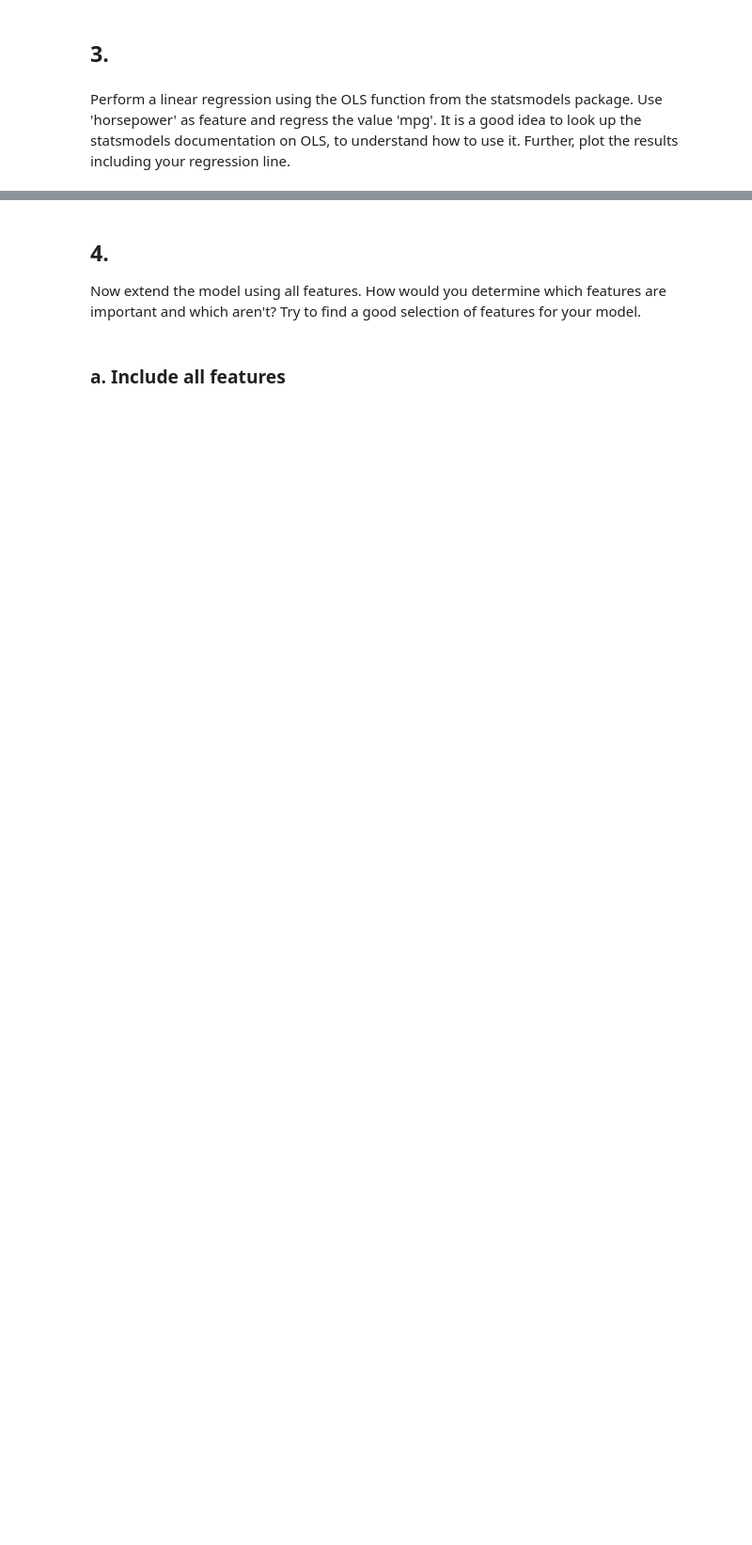
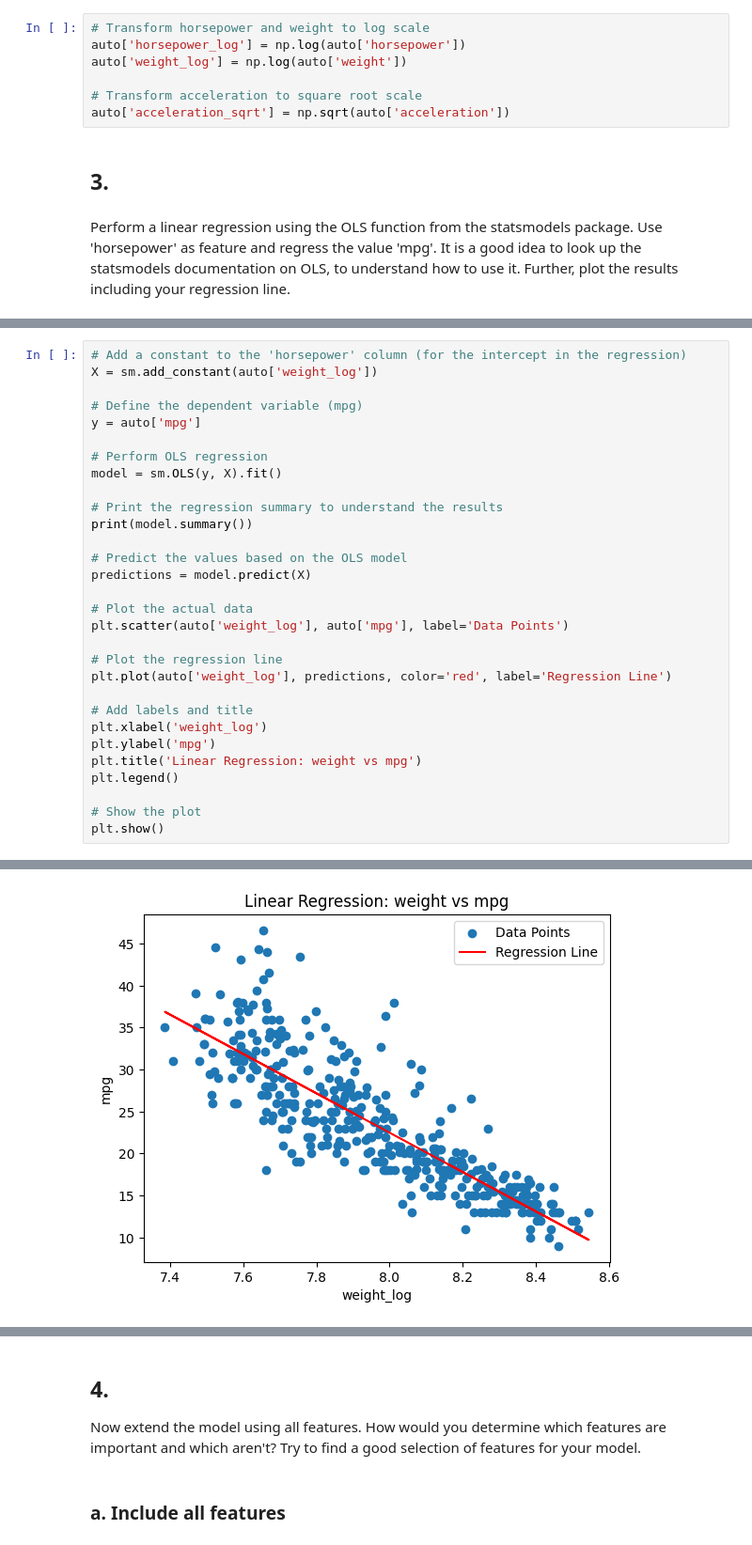
Before and after one commit to henrikdchristensen/SDU-DeepLearning-ex2, a Jupyter notebook: ex2.ipynb, the cells around one changed output, grey strips where cells are left out. Shown at 94% size. Drawn from its saved outputs; the diff is of its cells as text; blank space fills up the shorter version.

```diff
--- a/ex2.ipynb
+++ b/ex2.ipynb
@@ -132,3 +134,10 @@ We see already that 'cylinders' and 'origin' aren't any good.
+# %%
+# Transform horsepower and weight to log scale
+auto['horsepower_log'] = np.log(auto['horsepower'])
+auto['weight_log'] = np.log(auto['weight'])
+
+# Transform acceleration to square root scale
+auto['acceleration_sqrt'] = np.sqrt(auto['acceleration'])
 # %% [markdown]
 ## 3.
 # %% [markdown]
@@ -189,3 +198,34 @@ Notes:
 [2] The condition number is large, 1.13e+04. This might indicate that there are
 strong multicollinearity or other numerical problems.
 [figure]
+# %%
+# Add a constant to the 'horsepower' column (for the intercept in the regression)
+X = sm.add_constant(auto['weight_log'])
+
+# Define the dependent variable (mpg)
+y = auto['mpg']
+
+# Perform OLS regression
+model = sm.OLS(y, X).fit()
+
+# Print the regression summary to understand the results
+print(model.summary())
+
+# Predict the values based on the OLS model
+predictions = model.predict(X)
+
+# Plot the actual data
+plt.scatter(auto['weight_log'], auto['mpg'], label='Data Points')
+
+# Plot the regression line
+plt.plot(auto['weight_log'], predictions, color='red', label='Regression Line')
+
+# Add labels and title
+plt.xlabel('weight_log')
+plt.ylabel('mpg')
+plt.title('Linear Regression: weight vs mpg')
+plt.legend()
+
+# Show the plot
+plt.show()
+# %% [output]
@@ -191,0 +249 @@ strong multicollinearity or other numerical problems.
+[figure, added]
```
Also changed, not shown: parts of 13 cells of this notebook, 1 other file.
